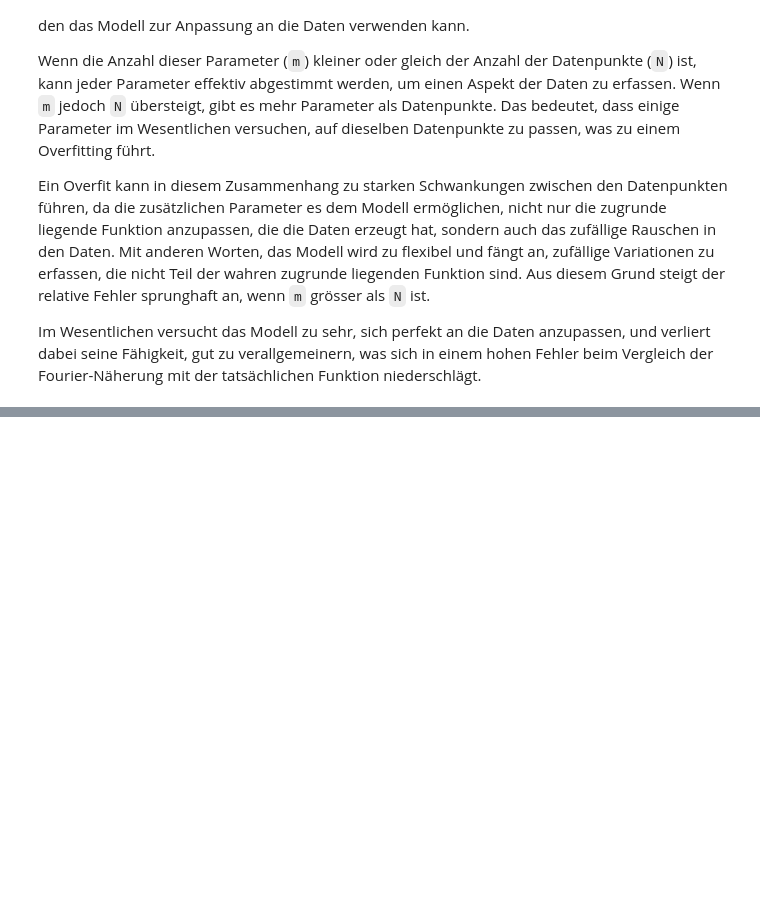
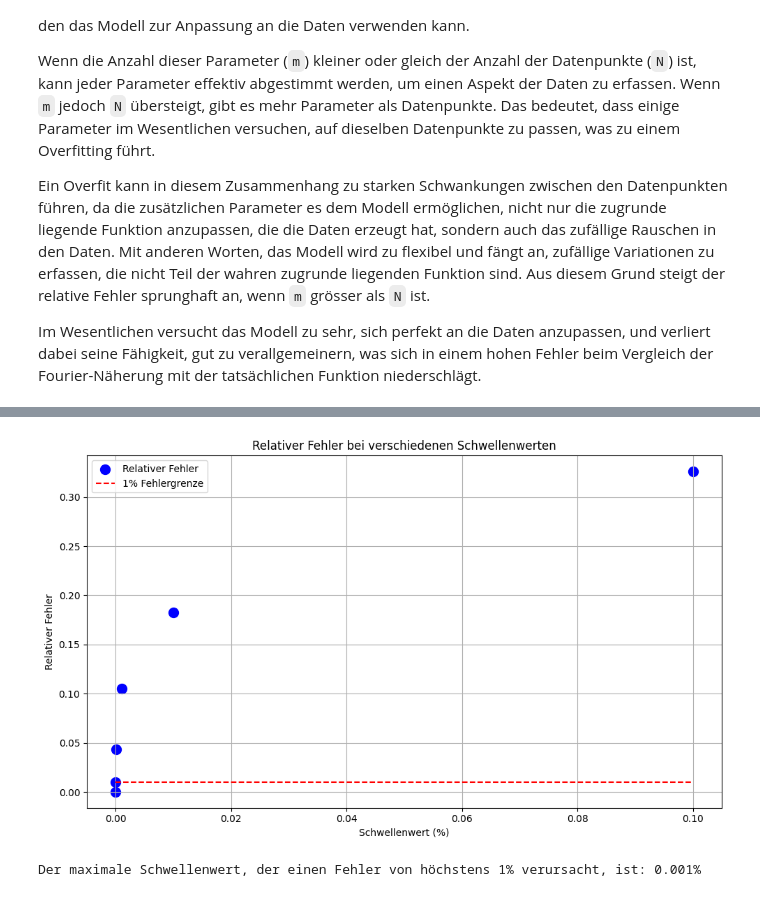
Before and after one commit to iamekerb/vta-MC, a Jupyter notebook: vta_mc2.ipynb, the cells around one changed output, grey strips where cells are left out. Cells and saved outputs as stored; diff of their text form; code cells hidden in the pictures; blank space fills up the shorter version.

```diff
--- a/vta_mc2.ipynb
+++ b/vta_mc2.ipynb
@@ -323,0 +436,65 @@ Im Wesentlichen versucht das Modell zu sehr, sich perfekt an die Daten anzupasse
+# %%
+# Liste zur Speicherung der relativen Fehler für jeden Schwellenwert
+errors = []
+
+# Schwellenwerte in Prozent der maximalen Amplitude
+thresholds = [0.000001, 0.00001, 0.0001, 0.001, 0.01, 0.1]
+
+# Maximale Amplitude für jeden Farbkanal berechnen
+max_amplitude_r = np.max(F_magnitude_r)
+max_amplitude_g = np.max(F_magnitude_g)
+max_amplitude_b = np.max(F_magnitude_b)
+
+for threshold in thresholds:
+    # Schwellenwert in Bezug auf die maximale Amplitude für jeden Kanal
+    threshold_value_r = threshold * max_amplitude_r
+    threshold_value_g = threshold * max_amplitude_g
+    threshold_value_b = threshold * max_amplitude_b
+
+    # Fourier-Komponenten unter dem Schwellenwert auf 0 setzen
+    F_filtered_r = F_r.copy()
+    F_filtered_g = F_g.copy()
+    F_filtered_b = F_b.copy()
+
+    F_filtered_r[F_magnitude_r < threshold_value_r] = 0
+    F_filtered_g[F_magnitude_g < threshold_value_g] = 0
+    F_filtered_b[F_magnitude_b < threshold_value_b] = 0
+
+    # Inverse Fourier-Transformation für jeden Kanal durchführen
+    image_filtered_r = ifft2(F_filtered_r).real
+    image_filtered_g = ifft2(F_filtered_g).real
+    image_filtered_b = ifft2(F_filtered_b).real
+
+    # Gesamtfehler als Durchschnitt der Fehler für jeden Kanal berechnen
+    error_r = rel_error(image_array[:, :, 0], image_filtered_r)
+    error_g = rel_error(image_array[:, :, 1], image_filtered_g)
+    error_b = rel_error(image_array[:, :, 2], image_filtered_b)
+
+    # Gesamtfehler als Durchschnitt der Fehler für jeden Kanal berechnen
+    total_error = (error_r + error_g + error_b) / 3
+
+    # Fehler zur Liste hinzufügen
+    errors.append(total_error)
+
+# Plot der relativen Fehler
+# Erstellen des Streudiagramms
+plt.figure(figsize=(10, 6))
+plt.scatter(thresholds, errors, color='blue', label='Relativer Fehler', s=100)  # s ist die Größe der Marker
+plt.plot(thresholds, [0.01] * len(thresholds), color='red', linestyle='--', label='1% Fehlergrenze')
+plt.xlabel('Schwellenwert (%)')
+plt.ylabel('Relativer Fehler')
+plt.title('Relativer Fehler bei verschiedenen Schwellenwerten')
+plt.legend()
+plt.grid(True)
+plt.tight_layout()
+plt.show()
+
+
+# Bestimmen des maximalen Schwellenwerts, der einen Fehler von höchstens 1% verursacht
+for threshold, error in zip(thresholds, errors):
+    if error >= 0.01:
+        print(f'Der maximale Schwellenwert, der einen Fehler von höchstens 1% verursacht, ist: {threshold*100}%')
+        break
+# %% [output]
+[figure, added]
+Der maximale Schwellenwert, der einen Fehler von höchstens 1% verursacht, ist: 0.001%
```
Also changed, not shown: parts of 3 cells of this notebook, 2 other files.
